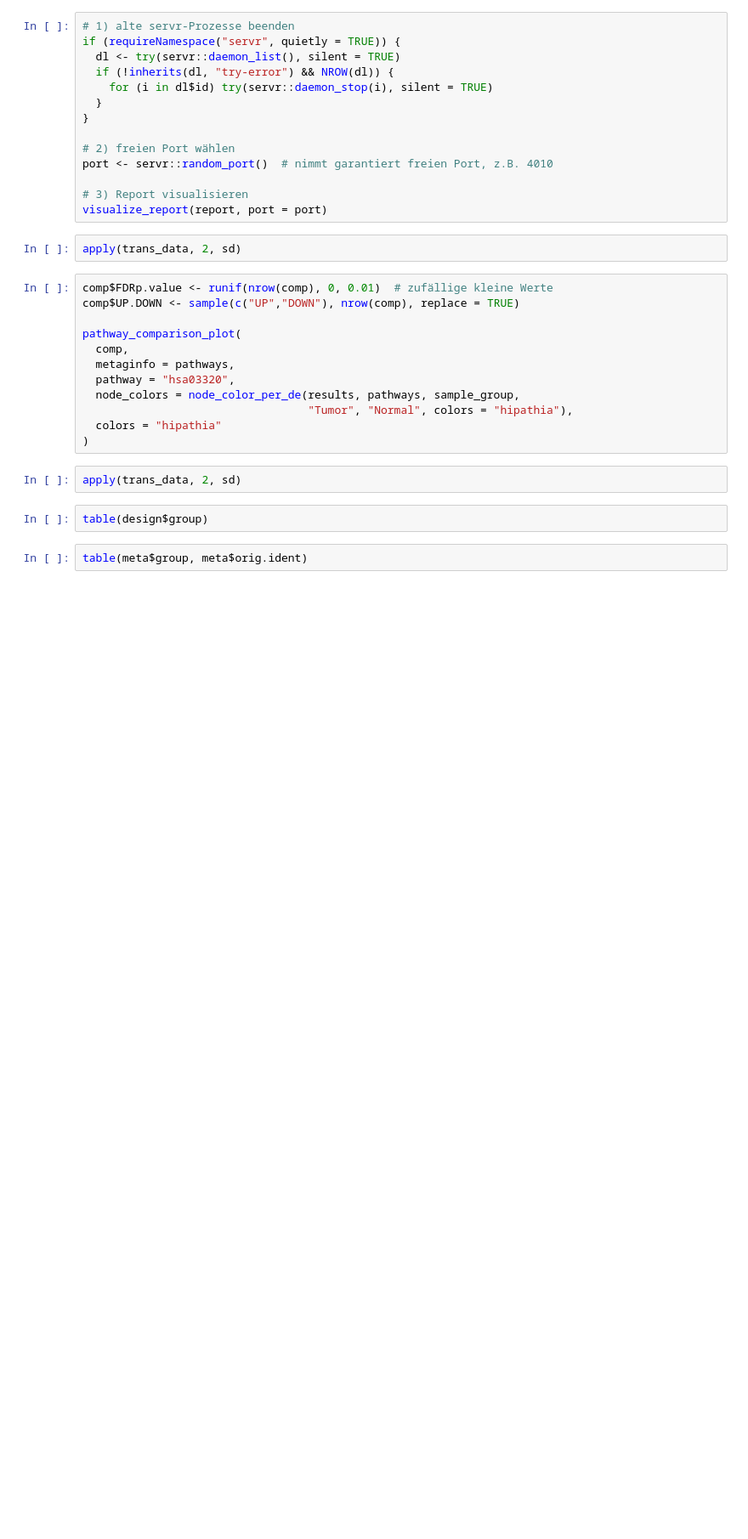
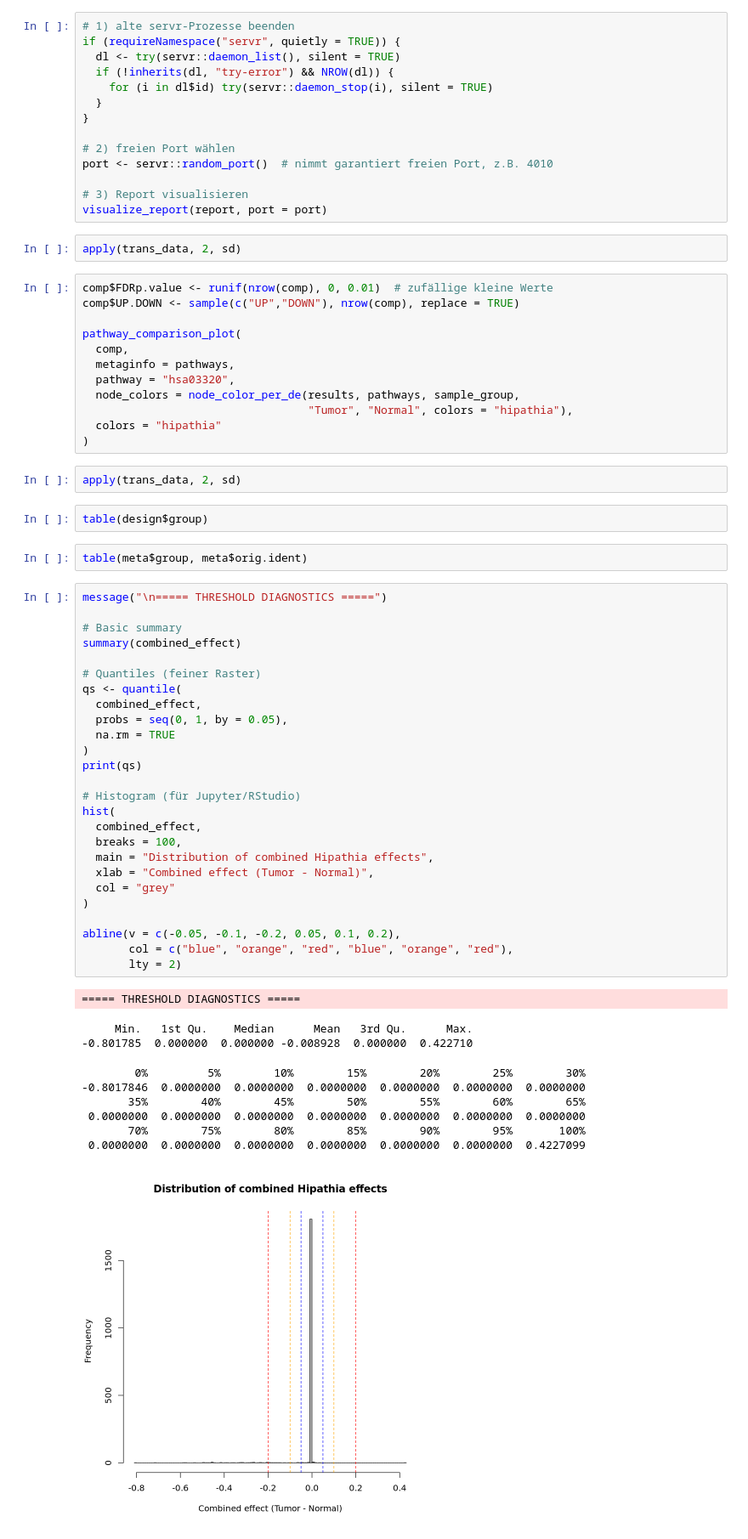
Before and after one commit to BennetDub/mein-r-projekt, a Jupyter notebook: Hipathia withou PB.ipynb, the cells around one changed output. Shown at 85% size. Cells and saved outputs as stored; diff of their text form; blank space fills up the shorter version.

```diff
--- a/Hipathia withou PB.ipynb
+++ b/Hipathia withou PB.ipynb
@@ -2203,3 +2203,40 @@ apply(trans_data, 2, sd)
 table(design$group)
 # %%
 table(meta$group, meta$orig.ident)
+# %%
+message("\n===== THRESHOLD DIAGNOSTICS =====")
+
+# Basic summary
+summary(combined_effect)
+
+# Quantiles (feiner Raster)
+qs <- quantile(
+  combined_effect,
+  probs = seq(0, 1, by = 0.05),
+  na.rm = TRUE
+)
+print(qs)
+
+# Histogram (für Jupyter/RStudio)
+hist(
+  combined_effect,
+  breaks = 100,
+  main = "Distribution of combined Hipathia effects",
+  xlab = "Combined effect (Tumor - Normal)",
+  col = "grey"
+)
+
+abline(v = c(-0.05, -0.1, -0.2, 0.05, 0.1, 0.2),
+       col = c("blue", "orange", "red", "blue", "orange", "red"),
+       lty = 2)
+# %% [output]
+===== THRESHOLD DIAGNOSTICS =====
+     Min.   1st Qu.    Median      Mean   3rd Qu.      Max.
+-0.801785  0.000000  0.000000 -0.008928  0.000000  0.422710
+        0%         5%        10%        15%        20%        25%        30%
+-0.8017846  0.0000000  0.0000000  0.0000000  0.0000000  0.0000000  0.0000000
+       35%        40%        45%        50%        55%        60%        65%
+ 0.0000000  0.0000000  0.0000000  0.0000000  0.0000000  0.0000000  0.0000000
+       70%        75%        80%        85%        90%        95%       100%
+ 0.0000000  0.0000000  0.0000000  0.0000000  0.0000000  0.0000000  0.4227099
+[figure, added]
```
Also changed, not shown: parts of 2 cells of this notebook.
